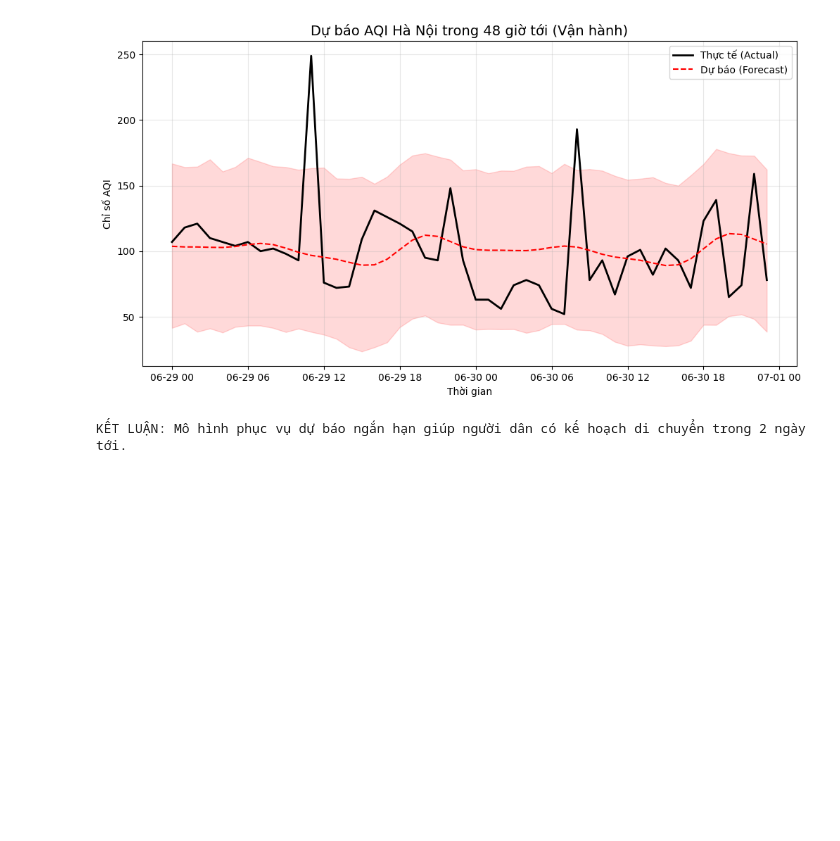
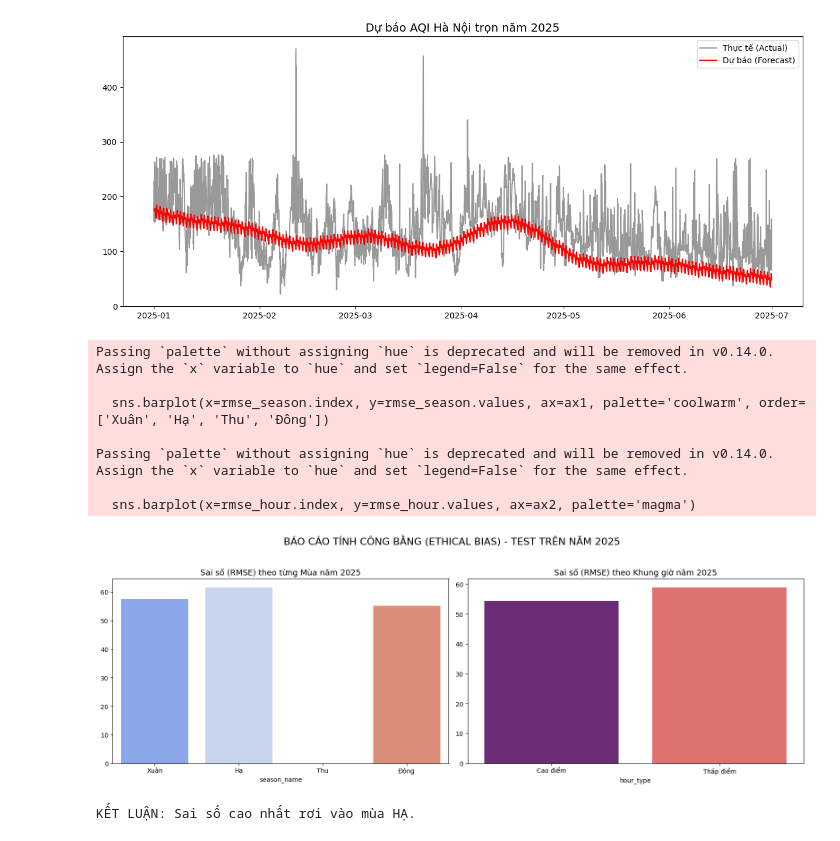
Before and after one commit to anh922006/air-quality-index-in-hanoi-, a Jupyter notebook: library_framework/Time_Series_Forecast.ipynb, the cells around one changed output. Cells and saved outputs as stored; diff of their text form; code cells hidden in the pictures; blank space fills up the shorter version.

```diff
--- a/library_framework/Time_Series_Forecast.ipynb
+++ b/library_framework/Time_Series_Forecast.ipynb
@@ -2,37 +2,65 @@
 import pandas as pd
 import numpy as np
 import matplotlib.pyplot as plt
+import seaborn as sns
 from prophet import Prophet
+from sklearn.metrics import mean_squared_error
 
-# 1. Đọc dữ liệu
+# 1. ĐỌC DỮ LIỆU
 df = pd.read_csv('../clean/hanoi_aqi_cleaned.csv')
 df['ds'] = pd.to_datetime(df['local_time'])
 df['y'] = df['aqi']
 
-# 2. Chia dữ liệu: Test đúng 48 giờ cuối để dự báo vận hành
-test_size = 48
-train, test = df.iloc[:-test_size], df.iloc[-test_size:]
+# 2. CHIA DỮ LIỆU THEO NĂM (TRAIN: 2022-2024 | TEST: 2025)
+# Chia mốc này để có trọn vẹn 1 năm đánh giá Bias 4 mùa
+train = df[df['ds'] < '2025-01-01']
+test = df[(df['ds'] >= '2025-01-01') & (df['ds'] <= '2025-12-31')]
 
-# 3. Huấn luyện mô hình Prophet
+print(f"Dữ liệu Train: {train['ds'].min()} đến {train['ds'].max()}")
+print(f"Dữ liệu Test (để soi Bias): Năm 2025")
+
+# 3. HUẤN LUYỆN MÔ HÌNH
 model = Prophet(daily_seasonality=True, yearly_seasonality=True)
 model.fit(train)
 
-# 4. Dự báo 48 giờ
-future = model.make_future_dataframe(periods=test_size, freq='H')
+# 4. DỰ BÁO CHO NĂM 2025
+future = model.make_future_dataframe(periods=len(test), freq='H')
 forecast = model.predict(future)
 
-# 5. Vẽ biểu đồ dự báo 48h (Nhìn rất rõ nét vì tập test ngắn)
-plt.figure(figsize=(12, 6))
-plt.plot(test['ds'], test['y'], label='Thực tế (Actual)', color='black', linewidth=2)
-plt.plot(forecast['ds'].iloc[-test_size:], forecast['yhat'].iloc[-test_size:],
-         label='Dự báo (Forecast)', color='red', linestyle='--')
-plt.fill_between(forecast['ds'].iloc[-test_size:],
-                 forecast['yhat_lower'].iloc[-test_size:],
-                 forecast['yhat_upper'].iloc[-test_size:], color='red', alpha=0.15)
+# --- BIỂU ĐỒ 1: DỰ BÁO TỔNG QUAN 2025 ---
+plt.figure(figsize=(15, 6))
+plt.plot(test['ds'], test['y'], label='Thực tế (Actual)', color='black', alpha=0.4)
+plt.plot(forecast['ds'].iloc[-len(test):], forecast['yhat'].iloc[-len(test):], label='Dự báo (Forecast)', color='red')
+plt.title('Dự báo AQI Hà Nội trọn năm 2025', fontsize=14)
+plt.legend(); plt.show()
 
-plt.title('Dự báo AQI Hà Nội trong 48 giờ tới (Vận hành)', fontsize=14)
-plt.xlabel('Thời gian'); plt.ylabel('Chỉ số AQI')
-plt.legend(); plt.grid(alpha=0.3); plt.show()
+# --- 5. ĐÁNH GIÁ TÍNH CÔNG BẰNG (ETHICAL BIAS REPORT) ---
+eval_df = test.copy()
+# Lấy kết quả dự báo khớp với mốc thời gian của tập test
+forecast_test = forecast.set_index('ds').loc[test['ds']]
+eval_df['pred'] = forecast_test['yhat'].values
 
-print("KẾT LUẬN: Mô hình phục vụ dự báo ngắn hạn giúp người dân có kế hoạch di chuyển trong 2 ngày tới.")
+# Map tên để biểu đồ chuyên nghiệp
+eval_df['season_name'] = eval_df['season'].map({0: 'Đông', 1: 'Xuân', 2: 'Hạ', 3: 'Thu'})
+eval_df['hour_type'] = eval_df['is_rush_hour'].map({1: 'Cao điểm', 0: 'Thấp điểm'})
+
+# Tính sai số RMSE cho từng nhóm
+rmse_season = eval_df.groupby('season_name').apply(lambda x: np.sqrt(mean_squared_error(x['y'], x['pred'])))
+rmse_hour = eval_df.groupby('hour_type').apply(lambda x: np.sqrt(mean_squared_error(x['y'], x['pred'])))
+
+# --- BIỂU ĐỒ 2: TRỰC QUAN HÓA BIAS (QUAN TRỌNG) ---
+fig, (ax1, ax2) = plt.subplots(1, 2, figsize=(16, 6))
+
+# Bias theo Mùa
+sns.barplot(x=rmse_season.index, y=rmse_season.values, ax=ax1, palette='coolwarm', order=['Xuân', 'Hạ', 'Thu', 'Đông'])
+ax1.set_title('Sai số (RMSE) theo từng Mùa năm 2025', fontsize=13)
+
+# Bias theo Khung giờ
+sns.barplot(x=rmse_hour.index, y=rmse_hour.values, ax=ax2, palette='magma')
+ax2.set_title('Sai số (RMSE) theo Khung giờ năm 2025', fontsize=13)
+
+plt.suptitle('BÁO CÁO TÍNH CÔNG BẰNG (ETHICAL BIAS) - TEST TRÊN NĂM 2025', fontsize=16)
+plt.tight_layout(rect=[0, 0.03, 1, 0.95]); plt.show()
+
+print(f"\nKẾT LUẬN: Sai số cao nhất rơi vào mùa {rmse_season.idxmax().upper()}.")
 # %% [output]
@@ -41,2 +71,10 @@ print("KẾT LUẬN: Mô hình phục vụ dự báo ngắn hạn giúp người
-[figure, old version]
+[figure, new version]
-KẾT LUẬN: Mô hình phục vụ dự báo ngắn hạn giúp người dân có kế hoạch di chuyển trong 2 ngày tới.
+Passing `palette` without assigning `hue` is deprecated and will be removed in v0.14.0. Assign the `x` variable to `hue` and set `legend=False` for the same effect.
+
+  sns.barplot(x=rmse_season.index, y=rmse_season.values, ax=ax1, palette='coolwarm', order=['Xuân', 'Hạ', 'Thu', 'Đông'])
+
+Passing `palette` without assigning `hue` is deprecated and will be removed in v0.14.0. Assign the `x` variable to `hue` and set `legend=False` for the same effect.
+
+  sns.barplot(x=rmse_hour.index, y=rmse_hour.values, ax=ax2, palette='magma')
+[figure, added]
+KẾT LUẬN: Sai số cao nhất rơi vào mùa HẠ.
```
Also changed, not shown: parts of 1 cell of this notebook.
